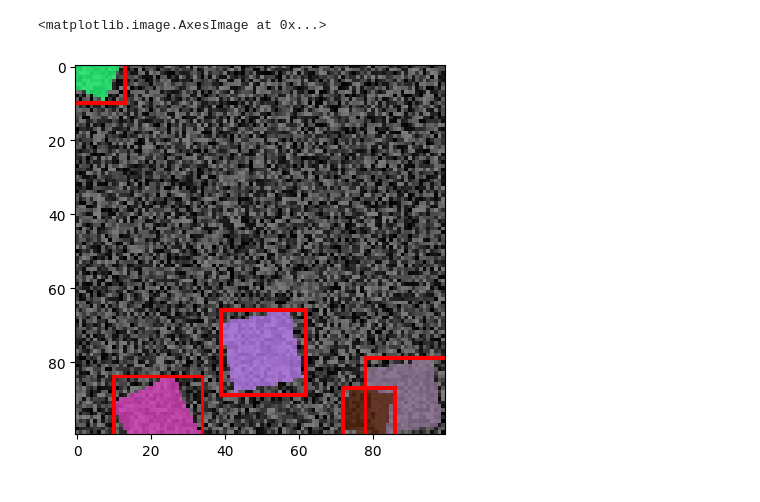
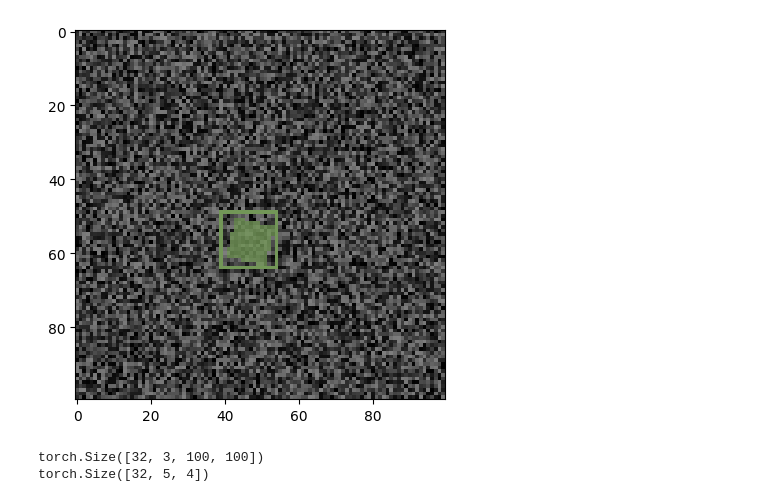
Before and after one commit to Whatisthisname/bbox-diffusion, a Jupyter notebook: toy_dataset.ipynb, the cells around one changed output. Drawn from its saved outputs; the diff is of its cells as text; code cells hidden in the pictures.

```diff
--- a/toy_dataset.ipynb
+++ b/toy_dataset.ipynb
@@ -1,21 +1,27 @@
 # %%
 from torch import nn
 import torch
 import torchvision
 import matplotlib.pyplot as plt
 from square_data_generator import make_image
 from torchvision.utils import draw_bounding_boxes
 
-img, bboxes = make_image((100, 100), 5)
-predicted_bboxes = torchvision.ops.box_convert(bboxes, in_fmt="xywh", out_fmt="xyxy")
+N_SQUARES = 1
+IMAGE_SIZE = (100, 100)
+
+test_img, test_bboxes, test_colors = make_image(IMAGE_SIZE, N_SQUARES)
+predicted_bboxes = torchvision.ops.box_convert(
+    test_bboxes, in_fmt="cxcywh", out_fmt="xyxy"
+)
+
+tuple_colors = [tuple(x.tolist()) for x in test_colors]
 
 img_with_boxes = draw_bounding_boxes(
-    (img.permute(2, 0, 1) * 255).to(torch.uint8),
+    (test_img.permute(2, 0, 1) * 255).to(torch.uint8),
     predicted_bboxes,
-    colors="red",
+    colors=tuple_colors,
     width=1,
 )
-plt.imshow(img_with_boxes.permute(1, 2, 0))
+plt.imshow(img_with_boxes.permute(1, 2, 0));
 # %% [output]
-<matplotlib.image.AxesImage at 0x...>
-[figure, old version]
+[figure, new version]
@@ -65 +141,44 @@ class BoundingBoxPredictor(nn.Module):
         return x
+# %%
+from torch.utils.data import Dataset, DataLoader
+
+
+class SquareDataset(Dataset):
+    def __init__(self, image_size, num_boxes, num_samples):
+        self.image_size = image_size
+        self.num_boxes = num_boxes
+        self.num_samples = num_samples
+        self.images = []
+        self.bboxes = []
+
+        # precomputing
+        for _ in range(num_samples):
+            img, bboxes, _ = make_image(self.image_size, self.num_boxes)
+            self.images.append(img.permute(2, 0, 1))
+            self.bboxes.append(bboxes)
+
+    def __len__(self):
+        return self.num_samples
+
+    def __getitem__(self, idx):
+        return self.images[idx], self.bboxes[idx]
+
+
+# Parameters
+image_size = (100, 100)
+num_boxes = 5
+num_samples = 1000
+batch_size = 32
+
+# Create dataset and dataloader
+dataset = SquareDataset(image_size, num_boxes, num_samples)
+dataloader = DataLoader(dataset, batch_size=batch_size, shuffle=True)
+
+# Example usage
+for batch_imgs, batch_bboxes in dataloader:
+    print(batch_imgs.shape)  # Should be [batch_size, 3, 100, 100]
+    print(batch_bboxes.shape)  # Should be [batch_size, num_boxes, 4]
+    break
+# %% [output]
+torch.Size([32, 3, 100, 100])
+torch.Size([32, 5, 4])
```
Also changed, not shown: parts of 7 cells of this notebook, 5 other files.
